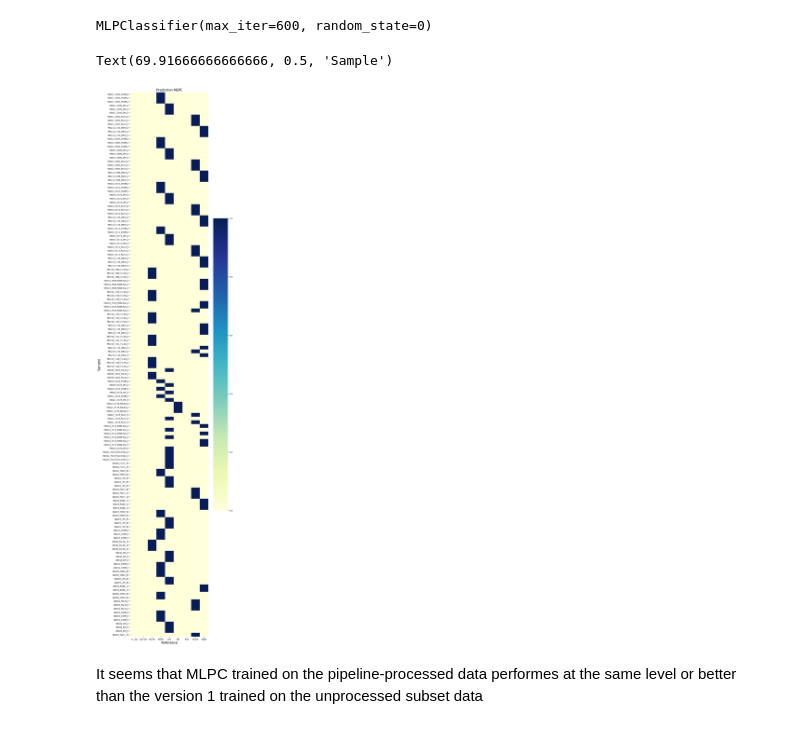
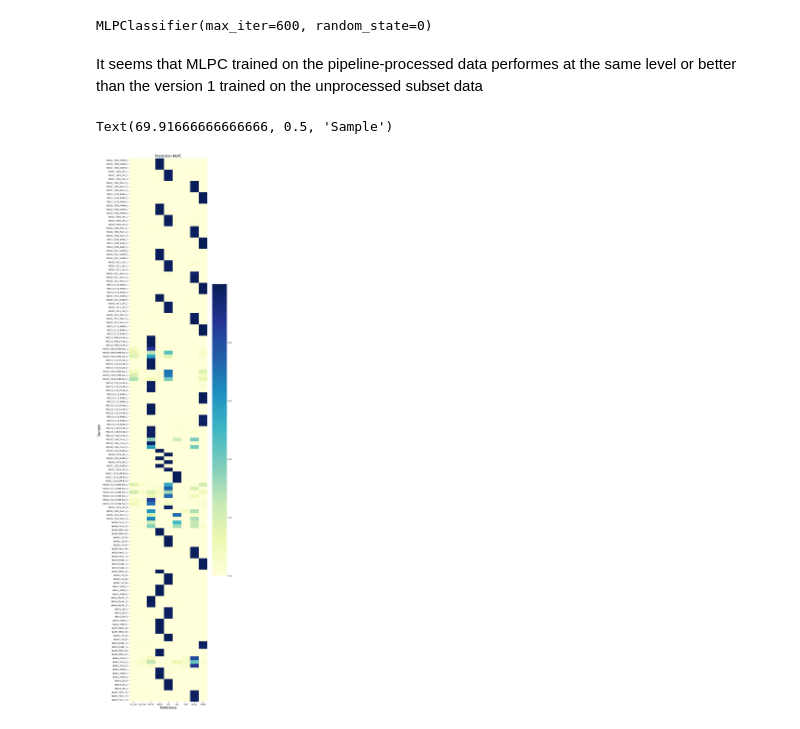
Before and after one commit to sqn-bioinformatics/MATseq, a Jupyter notebook: notebooks/20231025_PCA&first_run_mlpc.ipynb, the cells around one changed output. Drawn from its saved outputs; the diff is of its cells as text; code cells hidden in the pictures.

```diff
--- a/notebooks/20231025_PCA&first_run_mlpc.ipynb
+++ b/notebooks/20231025_PCA&first_run_mlpc.ipynb
@@ -490,16 +457,16 @@ mlpc_results = pd.DataFrame(
     columns=list(mlpc_new.classes_),
     index=list(X_test.index),
 )
-# %%
-fig, ax = plt.subplots(figsize=(8, 45))
-heat = sns.heatmap(mlpc_results.iloc[:-2], cmap="YlGnBu", ax=ax)
-
-# Adjust layout for the second plot
-heat.set_title(f"Prediction MLPC", fontsize=15)
-heat.set_xlabel("Reference", fontsize=15)
-heat.set_ylabel("Sample", fontsize=15, labelpad=10)
-# %% [output]
-Text(69.91666666666666, 0.5, 'Sample')
-[figure, removed]
 # %% [markdown]
 It seems that MLPC trained on the pipeline-processed data performes at the same level or better than the version 1 trained on the unprocessed subset data
+# %%
+fig, ax = plt.subplots(figsize=(8, 45))
+heat = sns.heatmap(mlpc_results.iloc[::], cmap="YlGnBu", ax=ax)
+
+# Adjust layout for the second plot
+heat.set_title(f"Prediction MLPC", fontsize=15)
+heat.set_xlabel("Reference", fontsize=15)
+heat.set_ylabel("Sample", fontsize=15, labelpad=10)
+# %% [output]
+Text(69.91666666666666, 0.5, 'Sample')
+[figure, added]
```
Also changed, not shown: parts of 18 cells of this notebook, 22 other files.
